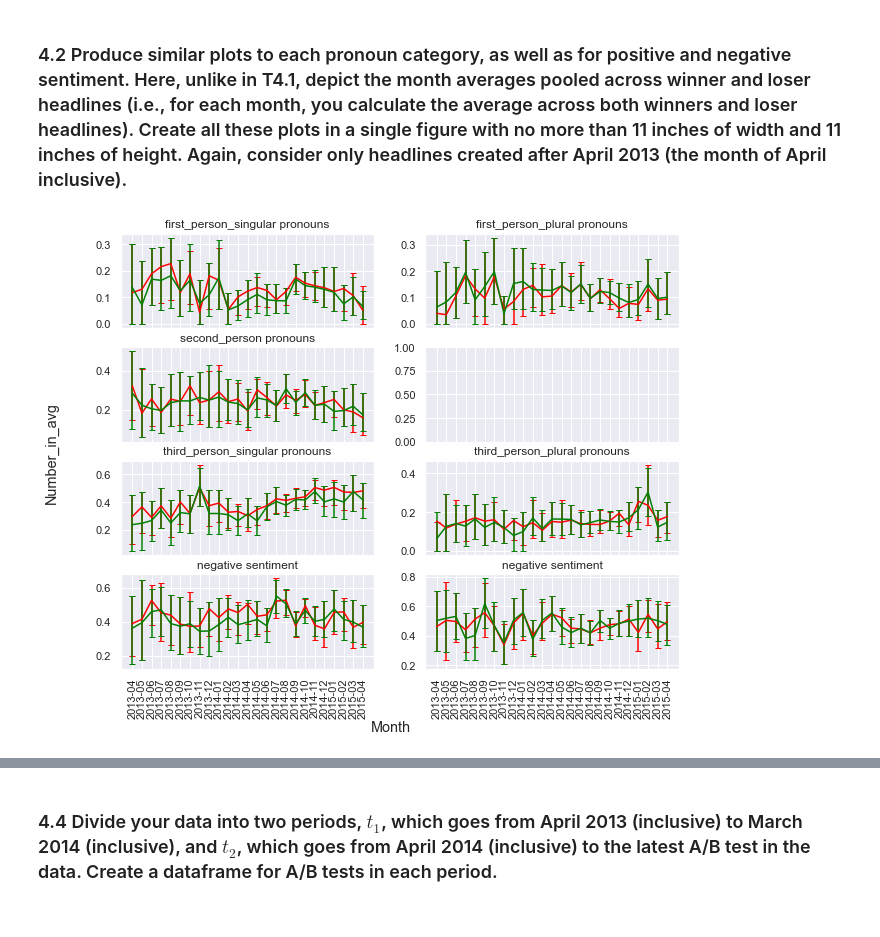
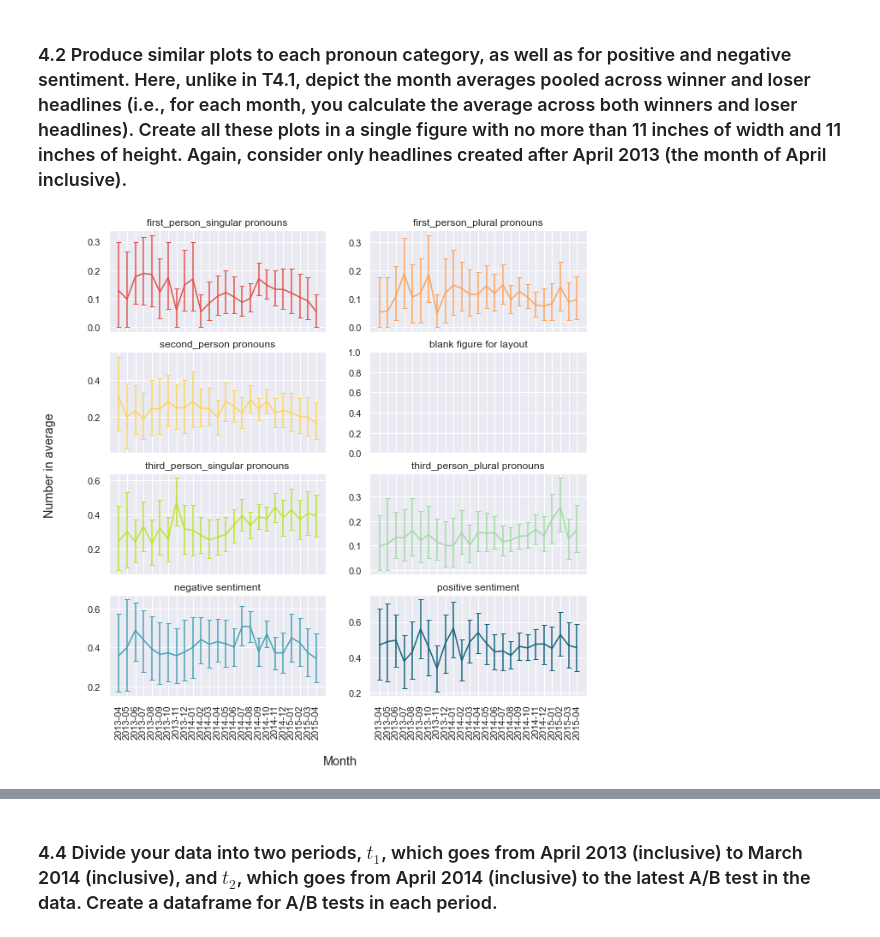
Before and after one commit to PeterYYZhang/2022, a Jupyter notebook: Homework/01 - Pandas Data Wrangling and Data Viz/hw1.ipynb, the cells around one changed output, grey strips where cells are left out. Saved outputs shown, nothing was run; the diff lists cells and outputs as text; code cells hidden in the pictures.

```diff
--- a/Homework/01 - Pandas Data Wrangling and Data Viz/hw1.ipynb
+++ b/Homework/01 - Pandas Data Wrangling and Data Viz/hw1.ipynb
@@ -153,6 +155,7 @@ import matplotlib.pyplot as plt
 # for style of plots
 sns.set_context("notebook")
 sns.set_palette("tab10")
+sns.set_style("darkgrid")
 # %% [markdown]
 ### 1.1 Load the data into memory using pandas and print the first lines to get a sense of it.
 # %%
@@ -560,3 +522,8 @@ if not os.path.exists(os.path.join(data_path_root,'new_dataset.csv')):
+# %%
+headline1_col.extend(['positive1', 'negative1'])
+headline2_col.extend(['positive2', 'negative2'])
+reorder_col = headline1_col + headline2_col
+new_dataset = new_dataset[reorder_col]
 # %%
 new_dataset.head(100)
 # %% [output]
@@ -970,0 +914,13 @@ pos_by_time = df_4.groupby(df_4.date_created_by_month).apply(lambda x:pd.Series(
+# %%
+# helper function for getting mean, left boud and right bound
+def mean_pronoun(x, pronoun):
+    col1 = pronoun + "1"
+    col2 = pronoun + "2"
+    boostrap_pronoun_1 = bootstrapping(x[col1], 1000, 0.1, 0.95)
+    boostrap_pronoun_2 = bootstrapping(x[col2], 1000, 0.1, 0.95)
+    average = (boostrap_pronoun_1[0] + boostrap_pronoun_2[0]) / 2
+    win_left = (boostrap_pronoun_1[1] + boostrap_pronoun_2[1]) / 2
+    win_right = (boostrap_pronoun_1[2] + boostrap_pronoun_2[2]) / 2
+    return pd.Series({ col1 + '_avg': average,
+                      'win_left': win_left,
+                      'win_right': win_right})
@@ -971,53 +948,81 @@ pos_by_time = df_4.groupby(df_4.date_created_by_month).apply(lambda x:pd.Series(
 # %%
-fig, ax = plt.subplots(4,2,figsize= (10,8), sharey=False, sharex = True)
+palette = sns.color_palette("Spectral")
+palette = np.array(palette)
+fig, ax = plt.subplots(4,2,figsize= (10,10), sharey=False, sharex = True)
 fig.supxlabel('Month')
-fig.supylabel('Number_in_avg')
+fig.supylabel('Number in average')
 #'Monthly average number of first_person_singular pronouns in winner and loser headlines'
 sbplt = ax[0, 0]
-sbplt.errorbar(fps_by_time.index, fps_by_time.first_person_singular1_avg, yerr = [fps_by_time.first_person_singular1_avg-fps_by_time.win_left,fps_by_time.win_right-fps_by_time.first_person_singular1_avg], capsize=3, label='avg_num_win', color='red')
-sbplt.errorbar(fps_by_time.index, fps_by_time.first_person_singular2_avg, yerr = [fps_by_time.first_person_singular2_avg-fps_by_time.lose_left,fps_by_time.lose_right-fps_by_time.first_person_singular2_avg], capsize=3, label='avg_num_lose', color='green')
+sbplt.errorbar(fps_by_time.index, fps_by_time.first_person_singular1_avg,
+               yerr = [fps_by_time.first_person_singular1_avg - fps_by_time.win_left,
+                       fps_by_time.win_right - fps_by_time.first_person_singular1_avg],
+               capsize=3, label='avg_num_win', color=palette[0])
+
 sbplt.set_title('first_person_singular pronouns')
 
 #'Monthly average number of first_person_plural pronouns in winner and loser headlines'
 sbplt = ax[0, 1]
-sbplt.errorbar(fpp_by_time.index, fpp_by_time.first_person_plural1_avg, yerr = [fpp_by_time.first_person_plural1_avg-fpp_by_time.win_left,fpp_by_time.win_right-fpp_by_time.first_person_plural1_avg], capsize=3, label='avg_num_win', color='red')
-sbplt.errorbar(fpp_by_time.index, fpp_by_time.first_person_plural2_avg, yerr = [fpp_by_time.first_person_plural2_avg-fpp_by_time.lose_left,fpp_by_time.lose_right-fpp_by_time.first_person_plural2_avg], capsize=3, label='avg_num_lose', color='green')
+sbplt.errorbar(fpp_by_time.index, fpp_by_time.first_person_plural1_avg,
+               yerr = [fpp_by_time.first_person_plural1_avg - fpp_by_time.win_left,
+                       fpp_by_time.win_right - fpp_by_time.first_person_plural1_avg],
+               capsize=3, label='avg_num_win', color=palette[1])
+
 sbplt.set_title('first_person_plural pronouns')
 
 #'Monthly average number of second_person pronouns in winner and loser headlines'
 sbplt = ax[1, 0]
-sbplt.errorbar(sp_by_time.index, sp_by_time.second_person1_avg, yerr = [sp_by_time.second_person1_avg-sp_by_time.win_left,sp_by_time.win_right-sp_by_time.second_person1_avg], capsize=3, label='avg_num_win', color='red')
-sbplt.errorbar(sp_by_time.index, sp_by_time.second_person2_avg, yerr = [sp_by_time.second_person2_avg-sp_by_time.lose_left,sp_by_time.lose_right-sp_by_time.second_person2_avg], capsize=3, label='avg_num_lose', color='green')
+sbplt.errorbar(sp_by_time.index, sp_by_time.second_person1_avg,
+               yerr = [sp_by_time.second_person1_avg - sp_by_time.win_left,
+                       sp_by_time.win_right - sp_by_time.second_person1_avg],
+               capsize=3, label='avg_num_win', color=palette[2]**2)
+
 sbplt.set_title('second_person pronouns')
+
+# A blank part for beauty.
+sbplt = ax[1, 1]
+sbplt.set_title('blank figure for layout')
+
 
 #'Monthly average number of third_person_singular pronouns in winner and loser headlines'
 sbplt = ax[2, 0]
-sbplt.errorbar(tps_by_time.index, tps_by_time.third_person_singular1_avg, yerr = [tps_by_time.third_person_singular1_avg-tps_by_time.win_left,tps_by_time.win_right-tps_by_time.third_person_singular1_avg], capsize=3, label='avg_num_win', color='red')
-sbplt.errorbar(tps_by_time.index, tps_by_time.third_person_singular2_avg, yerr = [tps_by_time.third_person_singular2_avg-tps_by_time.lose_left,tps_by_time.lose_right-tps_by_time.third_person_singular2_avg], capsize=3, label='avg_num_lose', color='green')
+sbplt.errorbar(tps_by_time.index, tps_by_time.third_person_singular1_avg,
+               yerr = [tps_by_time.third_person_singular1_avg - tps_by_time.win_left,
+                       tps_by_time.win_right - tps_by_time.third_person_singular1_avg],
+               capsize=3, label='avg_num_win', color=palette[3]**4)
+
 sbplt.set_title('third_person_singular pronouns')
 
-# A blank part for beauty.
+
 
 #'Monthly average number of third_person_plural pronouns in winner and loser headlines'
 sbplt = ax[2, 1]
-sbplt.errorbar(tpp_by_time.index, tpp_by_time.third_person_plural1_avg, yerr = [tpp_by_time.third_person_plural1_avg-tpp_by_time.win_left,tpp_by_time.win_right-tpp_by_time.third_person_plural1_avg], capsize=3, label='avg_num_win', color='red')
-sbplt.errorbar(tpp_by_time.index, tpp_by_time.third_person_plural2_avg, yerr = [tpp_by_time.third_person_plural2_avg-tpp_by_time.lose_left,tpp_by_time.lose_right-tpp_by_time.third_person_plural2_avg], capsize=3, label='avg_num_lose', color='green')
+sbplt.errorbar(tpp_by_time.index, tpp_by_time.third_person_plural1_avg,
+               yerr = [tpp_by_time.third_person_plural1_avg - tpp_by_time.win_left,
+                       tpp_by_time.win_right - tpp_by_time.third_person_plural1_avg],
+               capsize=3, label='avg_num_win', color=palette[4])
+
 sbplt.set_title('third_person_plural pronouns')
 
 #Negative sentiment
 sbplt = ax[3, 0]
-sbplt.errorbar(neg_by_time.index, neg_by_time.negative_words1_avg, yerr = [neg_by_time.negative_words1_avg-neg_by_time.win_left,neg_by_time.win_right-neg_by_time.negative_words1_avg], capsize=3, label='avg_num_win', color='red')
-sbplt.errorbar(neg_by_time.index, neg_by_time.negative_words2_avg, yerr = [neg_by_time.negative_words2_avg-neg_by_time.lose_left,neg_by_time.lose_right-neg_by_time.negative_words2_avg], capsize=3, label='avg_num_win', color='green')
+sbplt.errorbar(neg_by_time.index, neg_by_time.negative1_avg,
+               yerr = [neg_by_time.negative1_avg - neg_by_time.win_left,
+                       neg_by_time.win_right - neg_by_time.negative1_avg],
+               capsize=3, label='avg_num_win', color=palette[5])
+
 sbplt.set_title('negative sentiment')
 
 sbplt.tick_params(axis='x', rotation=90)
 
 #Positive sentiment
 sbplt = ax[3, 1]
-sbplt.errorbar(pos_by_time.index, pos_by_time.positive_words1_avg, yerr = [pos_by_time.positive_words1_avg-pos_by_time.win_left,pos_by_time.win_right-pos_by_time.positive_words1_avg], capsize=3, label='avg_num_win', color='red')
-sbplt.errorbar(pos_by_time.index, pos_by_time.positive_words2_avg, yerr = [pos_by_time.positive_words2_avg-pos_by_time.lose_left,pos_by_time.lose_right-pos_by_time.positive_words2_avg], capsize=3, label='avg_num_win', color='green')
-sbplt.set_title('negative sentiment')
+sbplt.errorbar(pos_by_time.index, pos_by_time.positive1_avg,
+               yerr = [pos_by_time.positive1_avg - pos_by_time.win_left,
+                       pos_by_time.win_right - pos_by_time.positive1_avg],
+               capsize=3, label='avg_num_win', color=palette[5]**2)
+
+sbplt.set_title('positive sentiment')
 
 sbplt.tick_params(axis='x', rotation=90)
 # %% [output]
-[figure, old version]
+[figure, new version]
```
Also changed, not shown: parts of 108 cells of this notebook, 1 other file.
